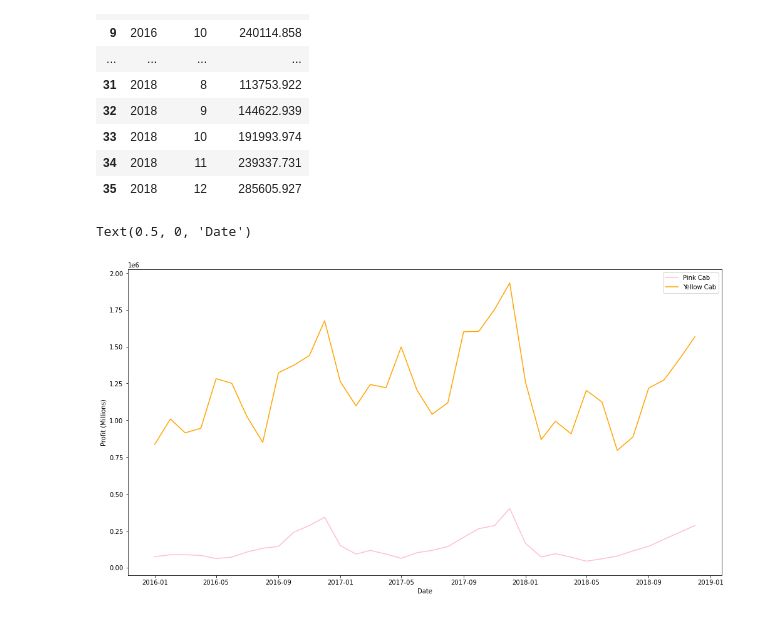
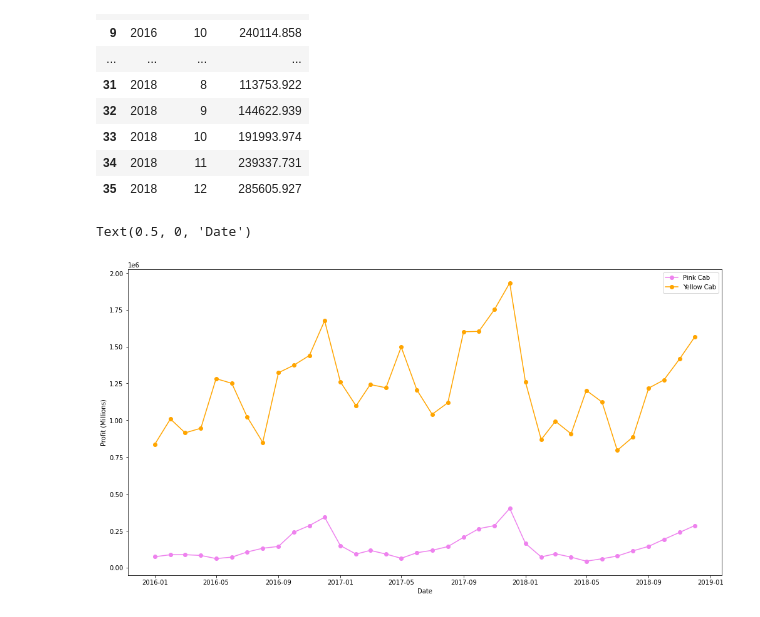
Before and after one commit to mbatacan/DataGlacier, a Jupyter notebook: cabInvestment.ipynb, the cells around one changed output. Cells and saved outputs as stored; diff of their text form; code cells hidden in the pictures.

```diff
--- a/cabInvestment.ipynb
+++ b/cabInvestment.ipynb
@@ -353,15 +353,15 @@ pcMonthly.reset_index(['Month','Year'])
 # %%
 plt.figure(figsize=(17,9))
 date = [datetime(2016,1,1),datetime(2016,2,1),datetime(2016,3,1),datetime(2016,4,1),datetime(2016,5,1),datetime(2016,6,1),datetime(2016,7,1),datetime(2016,8,1),datetime(2016,9,1),datetime(2016,10,1),datetime(2016,11,1),datetime(2016,12,1),
         datetime(2017,1,1),datetime(2017,2,1),datetime(2017,3,1),datetime(2017,4,1),datetime(2017,5,1),datetime(2017,6,1),datetime(2017,7,1),datetime(2017,8,1),datetime(2017,9,1),datetime(2017,10,1),datetime(2017,11,1),datetime(2017,12,1),
         datetime(2018,1,1),datetime(2018,2,1),datetime(2018,3,1),datetime(2018,4,1),datetime(2018,5,1),datetime(2018,6,1),datetime(2018,7,1),datetime(2018,8,1),datetime(2018,9,1),datetime(2018,10,1),datetime(2018,11,1),datetime(2018,12,1)
 ]
 
-plt.plot(date,pcMonthly['Monthly Profit'].tolist(),color = 'pink',label = 'Pink Cab')
-plt.plot(date,ycMonthly['Monthly Profit'].tolist(),color = 'orange', label = 'Yellow Cab')
+plt.plot(date,pcMonthly['Monthly Profit'].tolist(),color = 'violet',label = 'Pink Cab',marker = 'o')
+plt.plot(date,ycMonthly['Monthly Profit'].tolist(),color = 'orange', label = 'Yellow Cab', marker = 'o')
 plt.legend(loc = 'best')
 plt.ylabel('Profit (Millions)')
 plt.xlabel('Date')
 # %% [output]
 Text(0.5, 0, 'Date')
-[figure, old version]
+[figure, new version]
```
Also changed, not shown: parts of 11 cells of this notebook.
